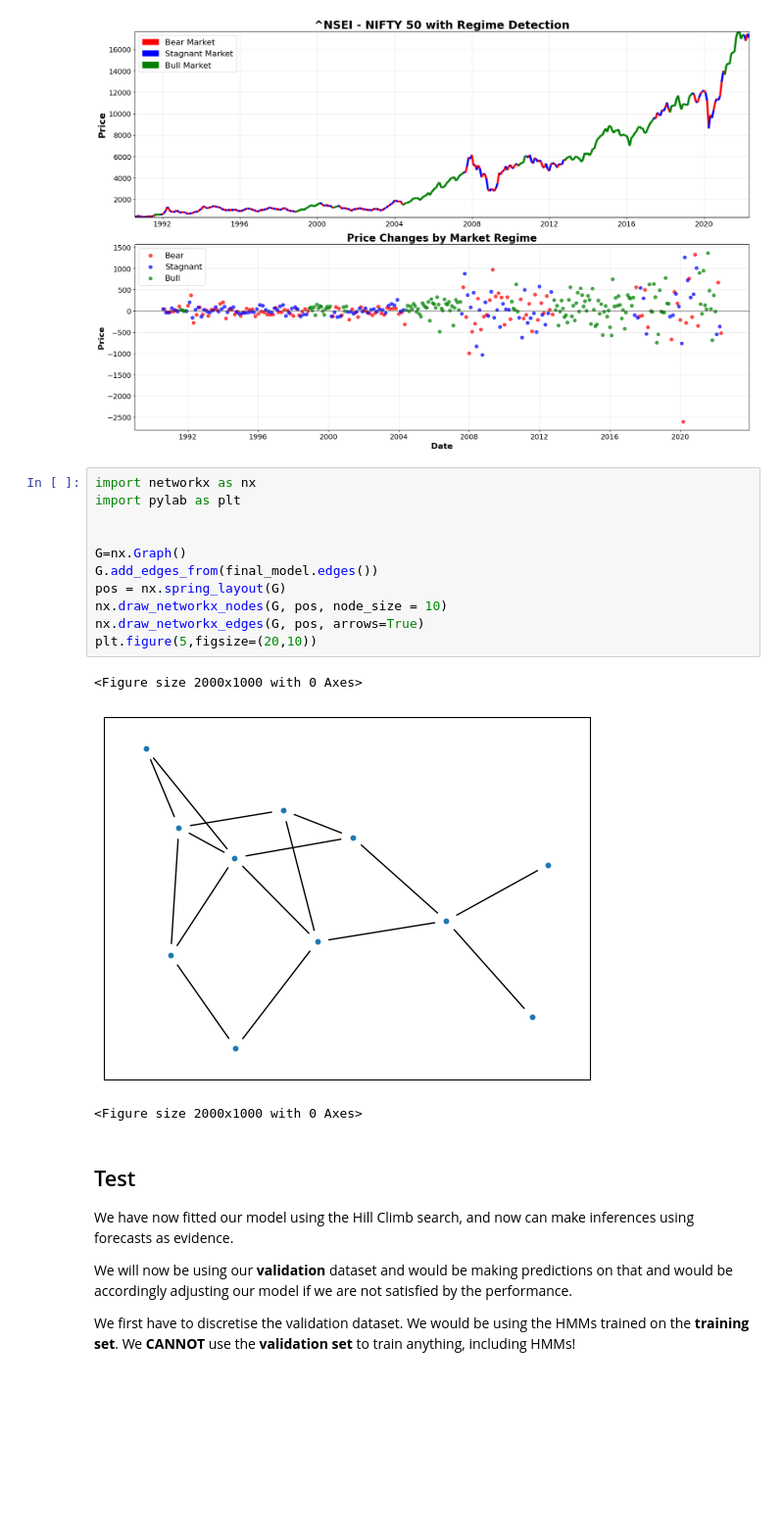
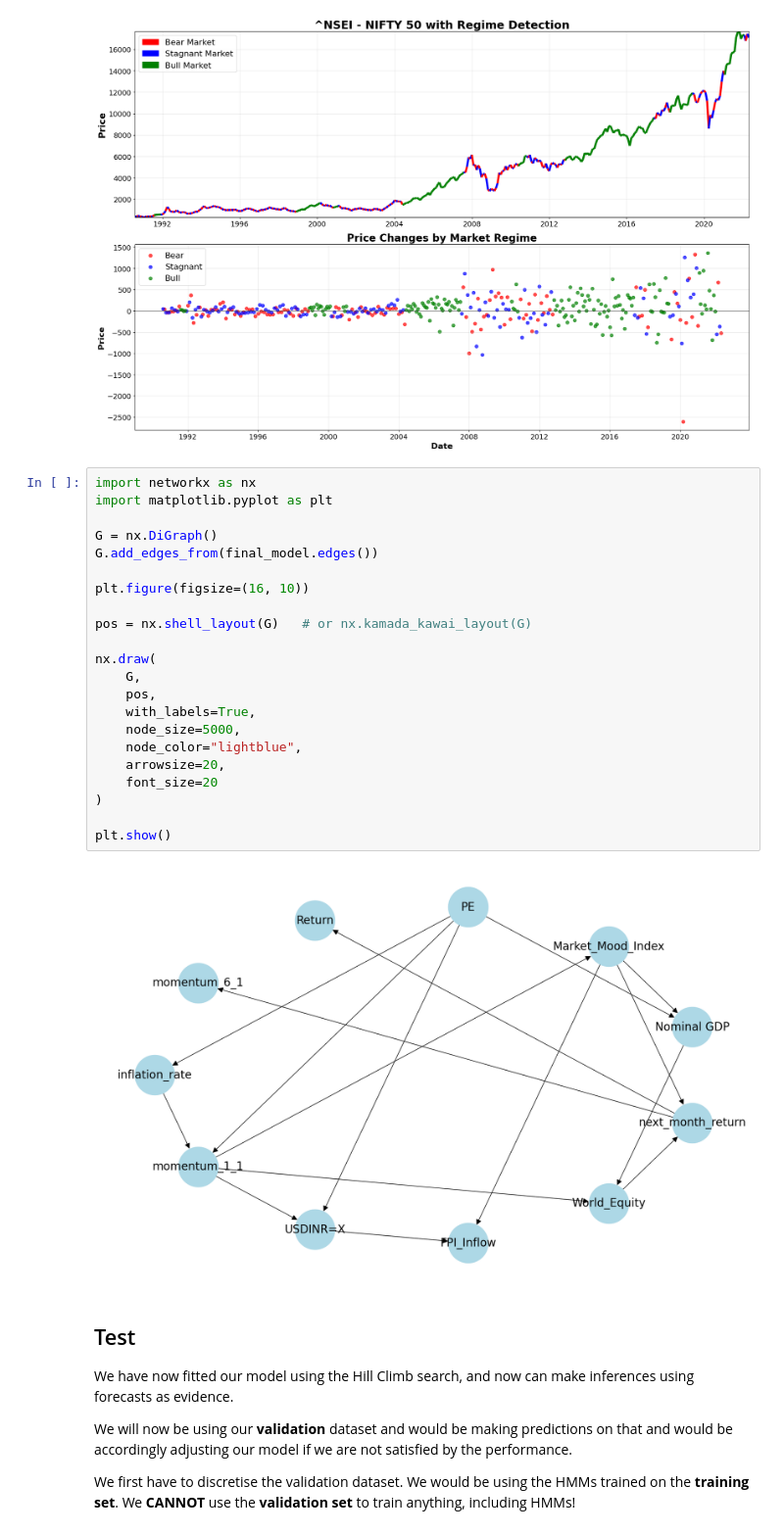
Before and after one commit to rajmehta982/indian_market_regimes, a Jupyter notebook: market_regime_notebook.ipynb, the cells around one changed output. Shown at 98% size. Saved outputs shown, nothing was run; the diff lists cells and outputs as text; blank space fills up the shorter version.

```diff
--- a/market_regime_notebook.ipynb
+++ b/market_regime_notebook.ipynb
@@ -1976,21 +1973,30 @@ Final regime interpretation:
 
 Step 4.2.5: Creating Regime Visualization
 [figure]
-# %%
-import networkx as nx
-import pylab as plt
-
-
-G=nx.Graph()
-G.add_edges_from(final_model.edges())
-pos = nx.spring_layout(G)
-nx.draw_networkx_nodes(G, pos, node_size = 10)
-nx.draw_networkx_edges(G, pos, arrows=True)
-plt.figure(5,figsize=(20,10))
-# %% [output]
-<Figure size 2000x1000 with 0 Axes>
-[figure, removed]
-<Figure size 2000x1000 with 0 Axes>
+# %%
+import networkx as nx
+import matplotlib.pyplot as plt
+
+G = nx.DiGraph()
+G.add_edges_from(final_model.edges())
+
+plt.figure(figsize=(16, 10))
+
+pos = nx.shell_layout(G)   # or nx.kamada_kawai_layout(G)
+
+nx.draw(
+    G,
+    pos,
+    with_labels=True,
+    node_size=5000,
+    node_color="lightblue",
+    arrowsize=20,
+    font_size=20
+)
+
+plt.show()
+# %% [output]
+[figure, added]
 # %% [markdown]
 ## Test
 We have now fitted our model using the Hill Climb search, and now can make inferences using forecasts as evidence.
```
Also changed, not shown: parts of 3 cells of this notebook.
